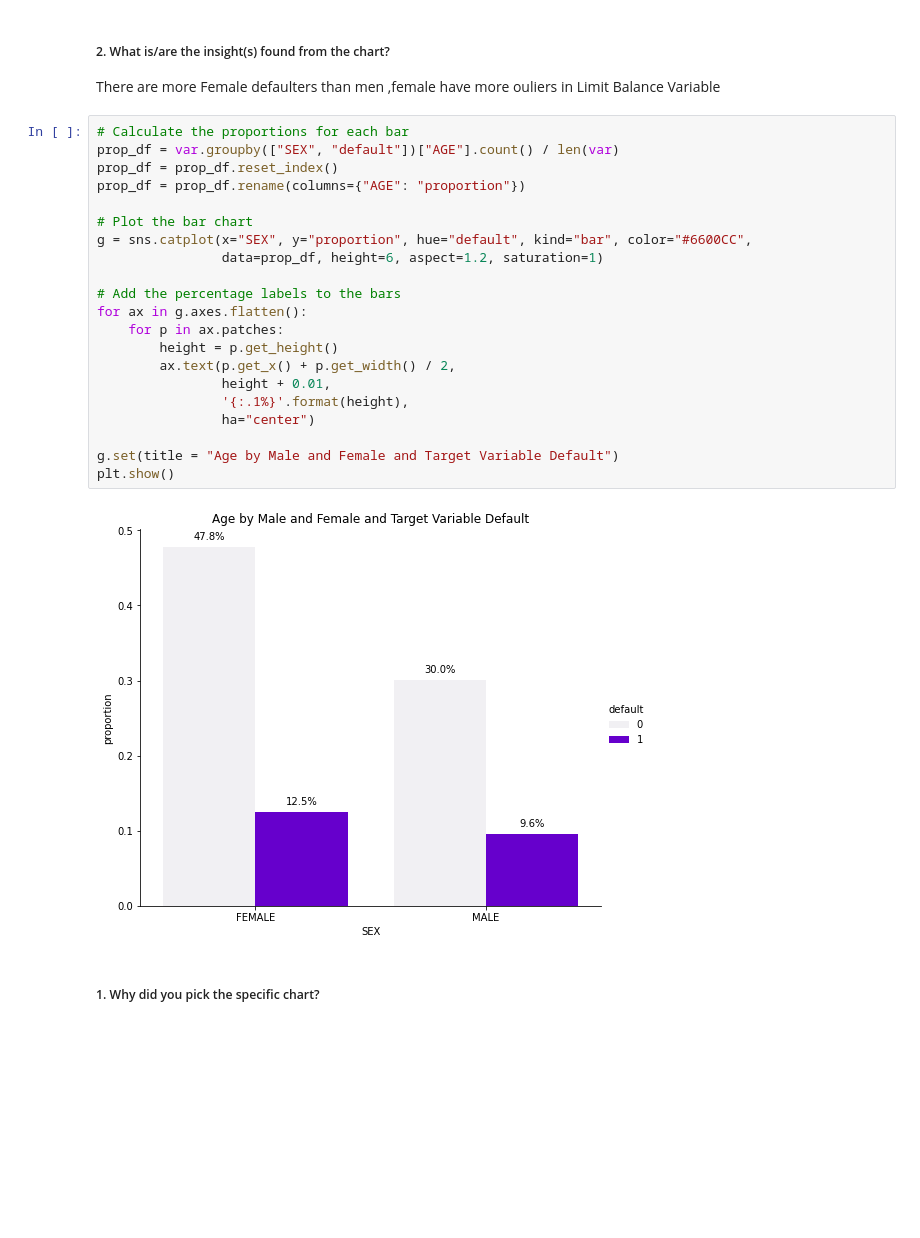
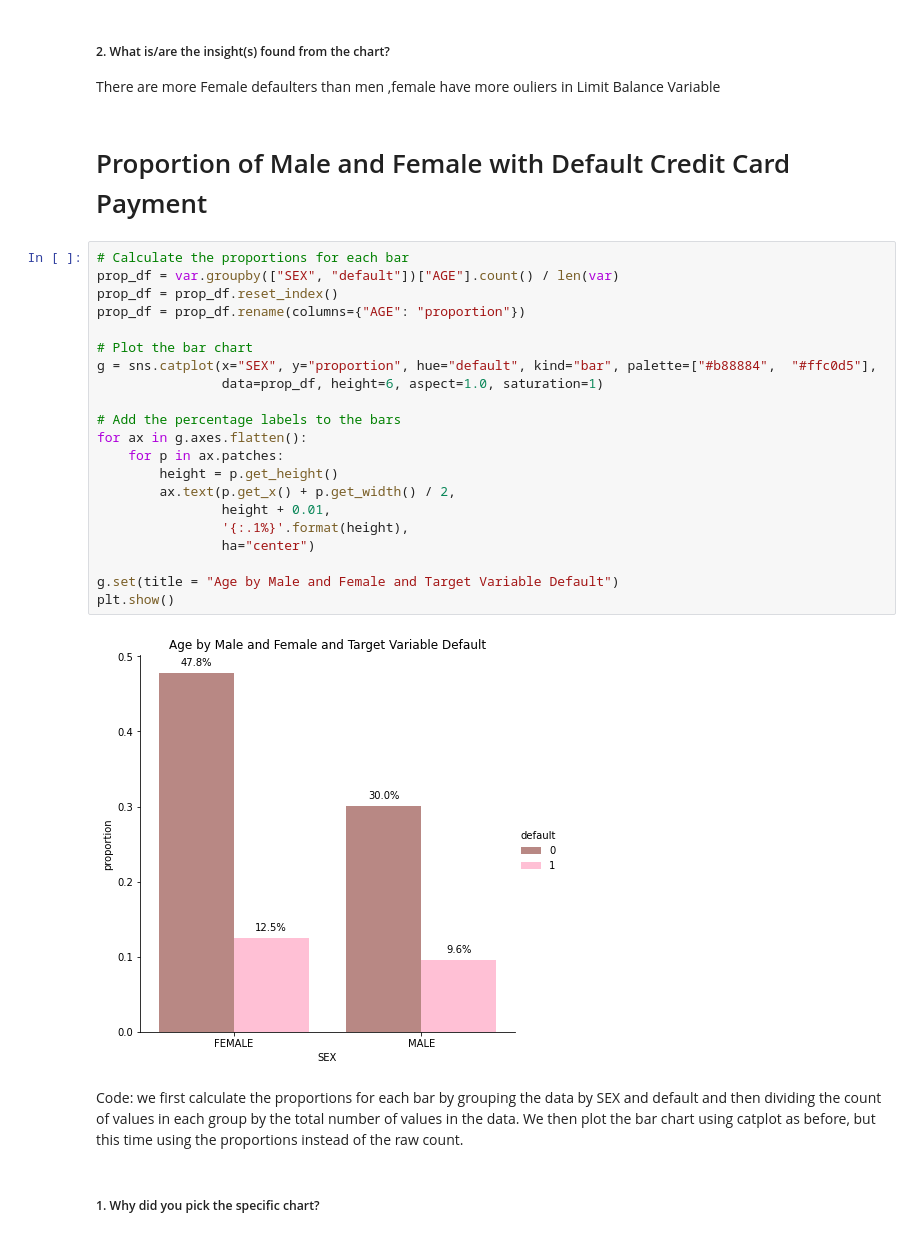
Before and after one commit to SaniyaBubere/Credit-Card-Default-Prediction, a Jupyter notebook: Credit_Card_Default_Prediction.ipynb, the cells around one changed output. Cells and saved outputs as stored; diff of their text form; blank space fills up the shorter version.

```diff
--- a/Credit_Card_Default_Prediction.ipynb
+++ b/Credit_Card_Default_Prediction.ipynb
@@ -629,29 +649,33 @@ Catplot is used in Seaborn to create categorical plots, which are plots that sho
 ##### 2. What is/are the insight(s) found from the chart?
 
 There are more Female defaulters than men ,female have more ouliers in Limit Balance Variable
+# %% [markdown]
+# Proportion of Male and Female with Default Credit Card Payment
 # %%
 # Calculate the proportions for each bar
 prop_df = var.groupby(["SEX", "default"])["AGE"].count() / len(var)
 prop_df = prop_df.reset_index()
 prop_df = prop_df.rename(columns={"AGE": "proportion"})
 
 # Plot the bar chart
-g = sns.catplot(x="SEX", y="proportion", hue="default", kind="bar", color="#6600CC",
-                data=prop_df, height=6, aspect=1.2, saturation=1)
+g = sns.catplot(x="SEX", y="proportion", hue="default", kind="bar", palette=["#b88884",  "#ffc0d5"],
+                data=prop_df, height=6, aspect=1.0, saturation=1)
 
 # Add the percentage labels to the bars
 for ax in g.axes.flatten():
     for p in ax.patches:
         height = p.get_height()
         ax.text(p.get_x() + p.get_width() / 2,
                 height + 0.01,
                 '{:.1%}'.format(height),
                 ha="center")
 
 g.set(title = "Age by Male and Female and Target Variable Default")
 plt.show()
 # %% [output]
-[figure, old version]
+[figure, new version]
+# %% [markdown]
+Code: we first calculate the proportions for each bar by grouping the data by SEX and default and then dividing the count of values in each group by the total number of values in the data. We then plot the bar chart using catplot as before, but this time using the proportions instead of the raw count.
 # %% [markdown]
 ##### 1. Why did you pick the specific chart?
 # %% [markdown]
```
Also changed, not shown: parts of 153 cells of this notebook.
